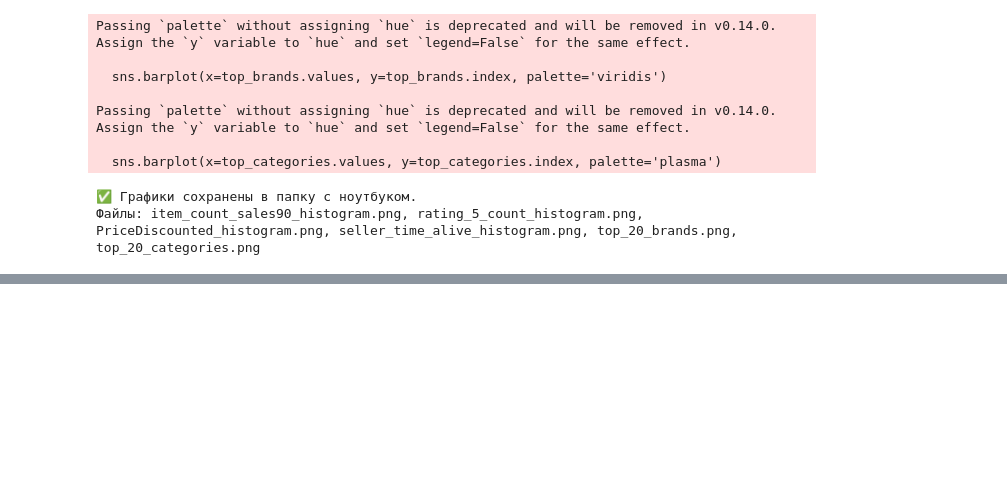
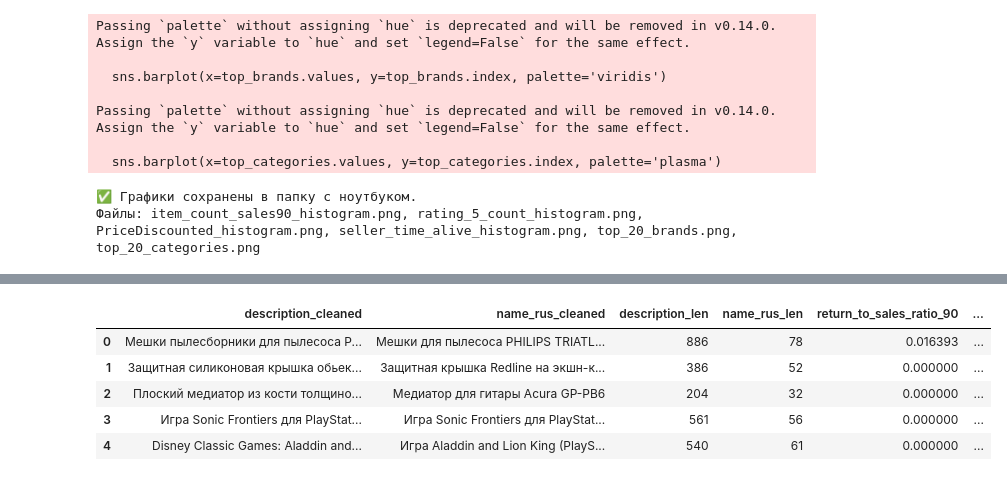
Before and after one commit to meineac/counterfeit-ozon-ml, a Jupyter notebook: notebooks/01_eda.ipynb, the cells around one changed output, grey strips where cells are left out. Cells and saved outputs as stored; diff of their text form; code cells hidden in the pictures; blank space fills up the shorter version.

```diff
--- a/notebooks/01_eda.ipynb
+++ b/notebooks/01_eda.ipynb
@@ -10,7 +10,7 @@ pd.set_option('display.max_columns', None)
 # --- ШАГ 1: Загрузка данных ---
 # Укажите правильный путь к вашему файлу
 file_folder = '../data/raw/'
-file_name = 'ml_ozon_сounterfeit_train.csv'
+file_name = 'ml_ozon_╤üounterfeit_train.csv'
 file_path = file_folder + file_name
 try:
     df_train = pd.read_csv(file_path)
@@ -237,0 +240,80 @@ Passing `palette` without assigning `hue` is deprecated and will be removed in v
+# %%
+import re # Импортируем модуль для работы с регулярными выражениями
+
+if 'df_train' in locals():
+    print("--- Начинаю Шаг 3: Предобработка и инжиниринг признаков ---")
+
+    # Создаем копию, чтобы не изменять оригинальный датафрейм
+    df_processed = df_train.copy()
+
+    # --- 1. Обработка пропущенных значений ---
+    print("1. Заполняю пропуски...")
+
+    # Блок с рейтингами и отзывами (NaN -> 0)
+    rating_cols = [col for col in df_processed.columns if 'rating' in col or 'count' in col]
+    # Уточняем список, чтобы не затронуть лишние столбцы
+    cols_to_fill_zero = [
+        'rating_1_count', 'rating_2_count', 'rating_3_count', 'rating_4_count', 'rating_5_count',
+        'comments_published_count', 'photos_published_count', 'videos_published_count',
+        'GmvTotal7', 'GmvTotal30', 'GmvTotal90', 'ExemplarAcceptedCountTotal7',
+        'ExemplarAcceptedCountTotal30', 'ExemplarAcceptedCountTotal90', 'OrderAcceptedCountTotal7',
+        'OrderAcceptedCountTotal30', 'OrderAcceptedCountTotal90', 'ExemplarReturnedCountTotal7',
+        'ExemplarReturnedCountTotal30', 'ExemplarReturnedCountTotal90', 'ExemplarReturnedValueTotal7',
+        'ExemplarReturnedValueTotal30', 'ExemplarReturnedValueTotal90', 'ItemVarietyCount', 'ItemAvailableCount'
+    ]
+    for col in cols_to_fill_zero:
+        if col in df_processed.columns:
+            df_processed[col] = df_processed[col].fillna(0)
+
+    # Категориальные признаки
+    df_processed['brand_name'] = df_processed['brand_name'].fillna('_UNKNOWN_')
+    df_processed['description'] = df_processed['description'].fillna('no_description')
+
+    print("   ...пропуски заполнены.")
+
+    # --- 2. Очистка текста ---
+    print("2. Очищаю текстовые поля от HTML-тегов...")
+    def clean_html(text):
+        if isinstance(text, str):
+            # Удаляем HTML-теги
+            clean_text = re.sub(r'<.*?>', ' ', text)
+            # Удаляем переносы строк и лишние пробелы
+            clean_text = re.sub(r'\s+', ' ', clean_text).strip()
+            return clean_text
+        return text
+
+    df_processed['description_cleaned'] = df_processed['description'].apply(clean_html)
+    df_processed['name_rus_cleaned'] = df_processed['name_rus'].apply(clean_html)
+    print("   ...текст очищен.")
+
+    # --- 3. Feature Engineering ---
+    print("3. Создаю новые признаки...")
+
+    # Признаки на основе длины текста
+    df_processed['description_len'] = df_processed['description_cleaned'].str.len()
+    df_processed['name_rus_len'] = df_processed['name_rus_cleaned'].str.len()
+
+    # Признаки-отношения (добавляем epsilon для избежания деления на ноль)
+    epsilon = 1e-6
+    df_processed['return_to_sales_ratio_90'] = df_processed['item_count_returns90'] / (df_processed['item_count_sales90'] + epsilon)
+    df_processed['fake_return_ratio_90'] = df_processed['item_count_fake_returns90'] / (df_processed['item_count_returns90'] + epsilon)
+
+    # Признак "есть ли у товара отзывы"
+    df_processed['has_reviews'] = (df_processed['rating_1_count'] + df_processed['rating_5_count'] > 0).astype(int)
+    print("   ...новые признаки созданы.")
+
+    print("\n--- Проверка результата ---")
+    # Проверяем, что пропусков не осталось (кроме тех, где изначально не было)
+    remaining_na = df_processed.isnull().sum()
+    print("Оставшиеся пропуски:")
+    print(remaining_na[remaining_na > 0])
+
+    # Смотрим на новые столбцы
+    new_columns = ['description_cleaned', 'name_rus_cleaned', 'description_len', 'name_rus_len', 'return_to_sales_ratio_90', 'fake_return_ratio_90', 'has_reviews']
+    display(df_processed[new_columns].head())
+
+    print("\n✅ Шаг 3 успешно завершен!")
+
+else:
+    print("❌ Переменная 'df_train' не найдена.")
+# %% [output]
@@ -237,0 +331,6 @@ Passing `palette` without assigning `hue` is deprecated and will be removed in v
+|  | description_cleaned | name_rus_cleaned | description_len | name_rus_len | return_to_sales_ratio_90 | ... |
+| 0 | Мешки пылесборники для пылесоса P... | Мешки для пылесоса PHILIPS TRIATL... | 886 | 78 | 0.016393 | ... |
+| 1 | Защитная силиконовая крышка обьек... | Защитная крышка Redline на экшн-к... | 386 | 52 | 0.000000 | ... |
+| 2 | Плоский медиатор из кости толщино... | Медиатор для гитары Acura GP-PB6 | 204 | 32 | 0.000000 | ... |
+| 3 | Игра Sonic Frontiers для PlayStat... | Игра Sonic Frontiers для PlayStat... | 561 | 56 | 0.000000 | ... |
+| 4 | Disney Classic Games: Aladdin and... | Игра Aladdin and Lion King (PlayS... | 540 | 61 | 0.000000 | ... |
```
Also changed, not shown: parts of 5 cells of this notebook, 1 other file.
